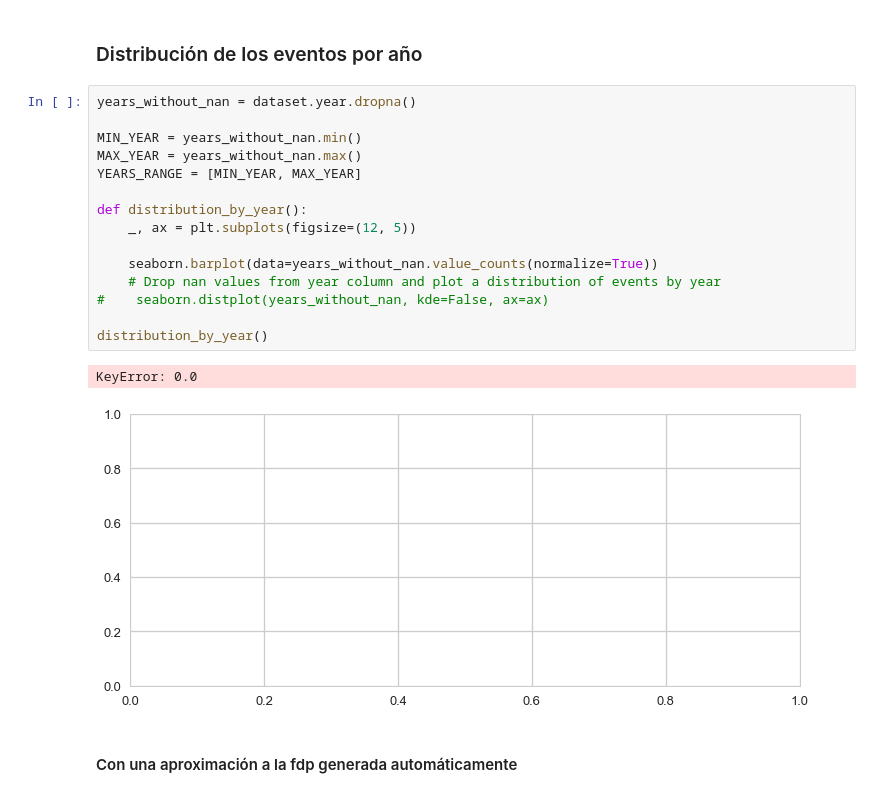
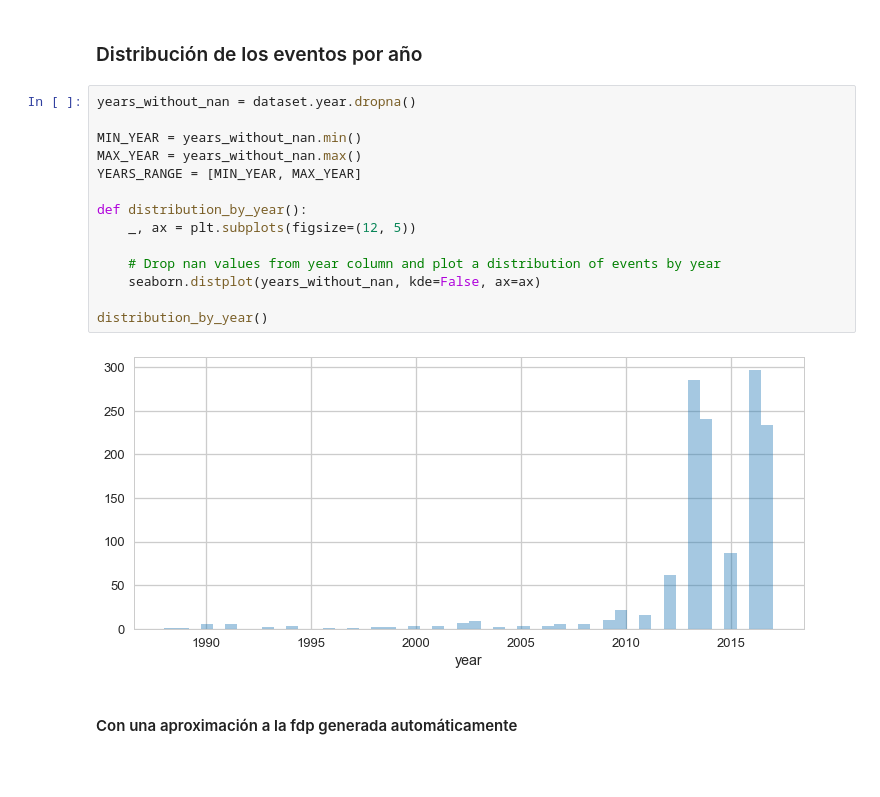
Before and after one commit to rodricarranza/DiploDatos, a Jupyter notebook: analysis_and_visualization/tasks/task1.ipynb, the cells around one changed output. Saved outputs shown, nothing was run; the diff lists cells and outputs as text; blank space fills up the shorter version.

```diff
--- a/analysis_and_visualization/tasks/task1.ipynb
+++ b/analysis_and_visualization/tasks/task1.ipynb
@@ -83,21 +83,19 @@ IMPORTANTE: ¿Qué hacemos con los datos faltantes?
 # %%
 years_without_nan = dataset.year.dropna()
 
 MIN_YEAR = years_without_nan.min()
 MAX_YEAR = years_without_nan.max()
 YEARS_RANGE = [MIN_YEAR, MAX_YEAR]
 
 def distribution_by_year():
     _, ax = plt.subplots(figsize=(12, 5))
 
-    seaborn.barplot(data=years_without_nan.value_counts(normalize=True))
     # Drop nan values from year column and plot a distribution of events by year
-#    seaborn.distplot(years_without_nan, kde=False, ax=ax)
+    seaborn.distplot(years_without_nan, kde=False, ax=ax)
 
 distribution_by_year()
 # %% [output]
-KeyError: 0.0
-[figure, old version]
+[figure, new version]
 # %% [markdown]
 #### Con una aproximación a la fdp generada automáticamente
 # %%
```
Also changed, not shown: parts of 4 cells of this notebook.
